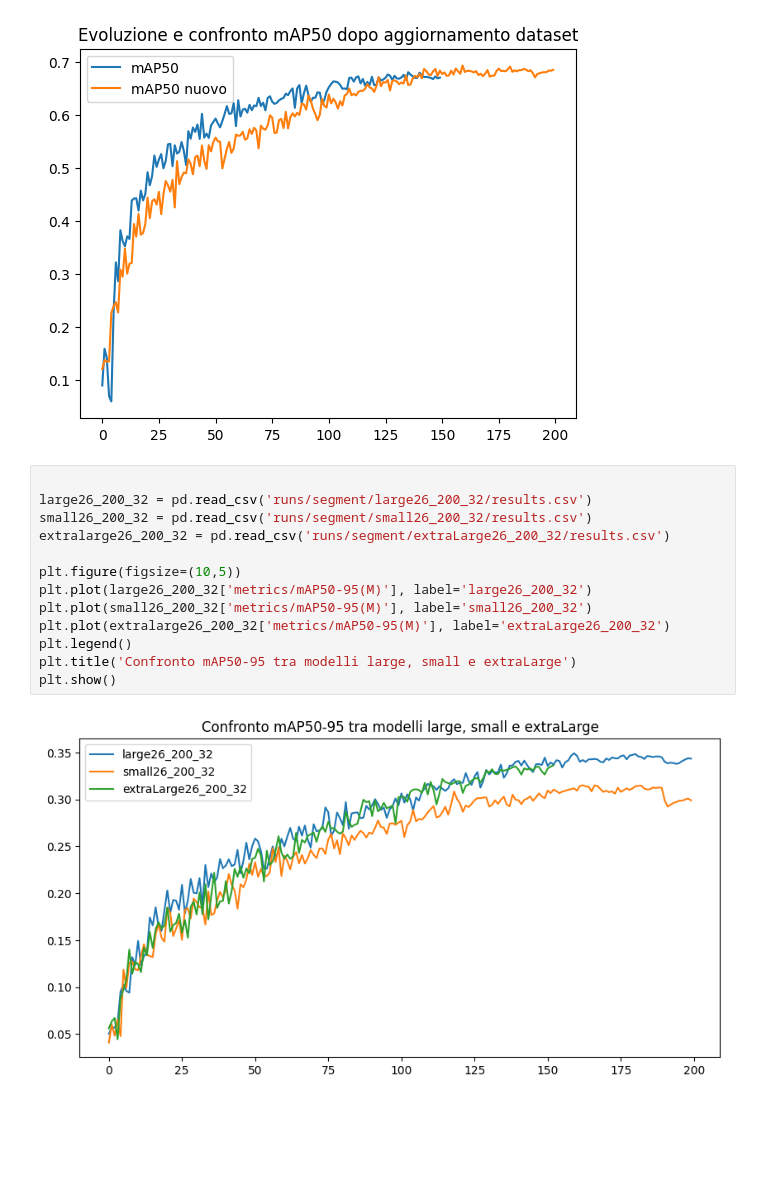
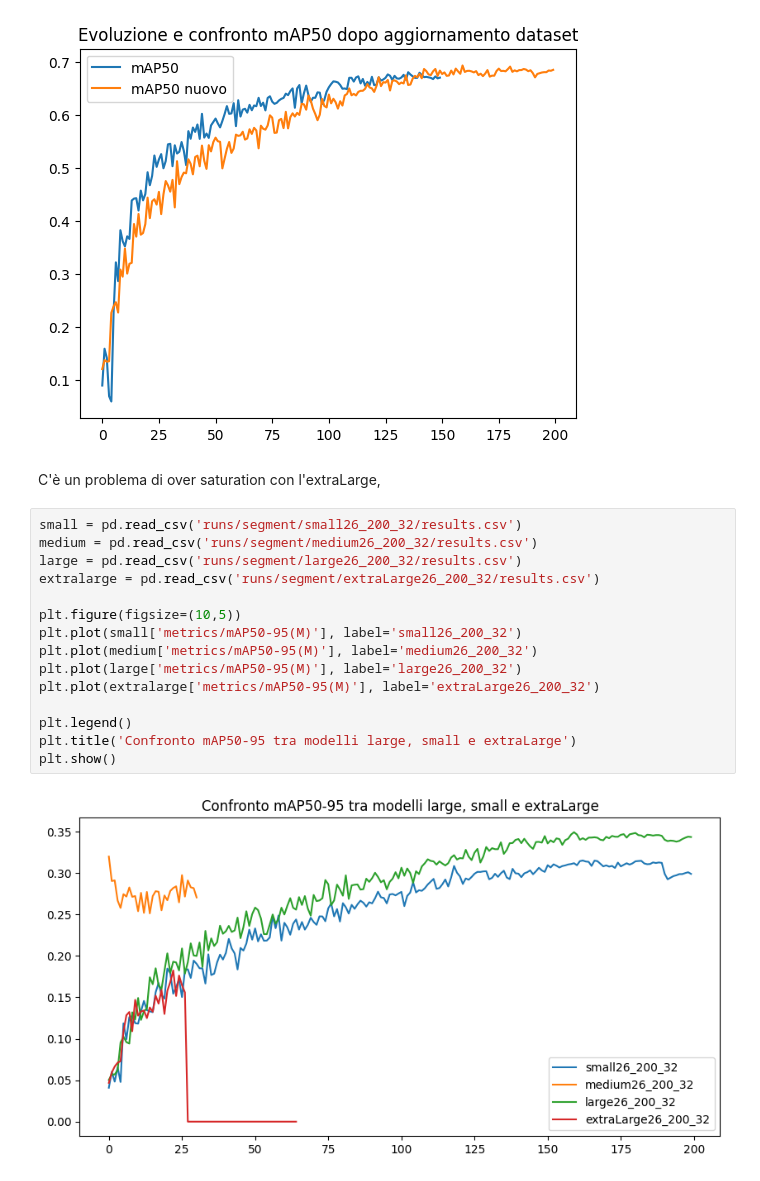
Before and after one commit to seabox02/modelliPomodori, a Jupyter notebook: grafici.ipynb, the cells around one changed output. Drawn from its saved outputs; the diff is of its cells as text; blank space fills up the shorter version.

```diff
--- a/grafici.ipynb
+++ b/grafici.ipynb
@@ -28,18 +28,22 @@ plt.title('Evoluzione e confronto mAP50 dopo aggiornamento dataset')
 plt.show()
 # %% [output]
 [figure]
+# %% [markdown]
+C'è un problema di over saturation con l'extraLarge,
 # %%
-
-large26_200_32 = pd.read_csv('runs/segment/large26_200_32/results.csv')
-small26_200_32 = pd.read_csv('runs/segment/small26_200_32/results.csv')
-extralarge26_200_32 = pd.read_csv('runs/segment/extraLarge26_200_32/results.csv')
+small = pd.read_csv('runs/segment/small26_200_32/results.csv')
+medium = pd.read_csv('runs/segment/medium26_200_32/results.csv')
+large = pd.read_csv('runs/segment/large26_200_32/results.csv')
+extralarge = pd.read_csv('runs/segment/extraLarge26_200_32/results.csv')
 
 plt.figure(figsize=(10,5))
-plt.plot(large26_200_32['metrics/mAP50-95(M)'], label='large26_200_32')
-plt.plot(small26_200_32['metrics/mAP50-95(M)'], label='small26_200_32')
-plt.plot(extralarge26_200_32['metrics/mAP50-95(M)'], label='extraLarge26_200_32')
+plt.plot(small['metrics/mAP50-95(M)'], label='small26_200_32')
+plt.plot(medium['metrics/mAP50-95(M)'], label='medium26_200_32')
+plt.plot(large['metrics/mAP50-95(M)'], label='large26_200_32')
+plt.plot(extralarge['metrics/mAP50-95(M)'], label='extraLarge26_200_32')
+
 plt.legend()
 plt.title('Confronto mAP50-95 tra modelli large, small e extraLarge')
 plt.show()
 # %% [output]
-[figure, old version]
+[figure, new version]
```
Also changed, not shown: 47 other files.
